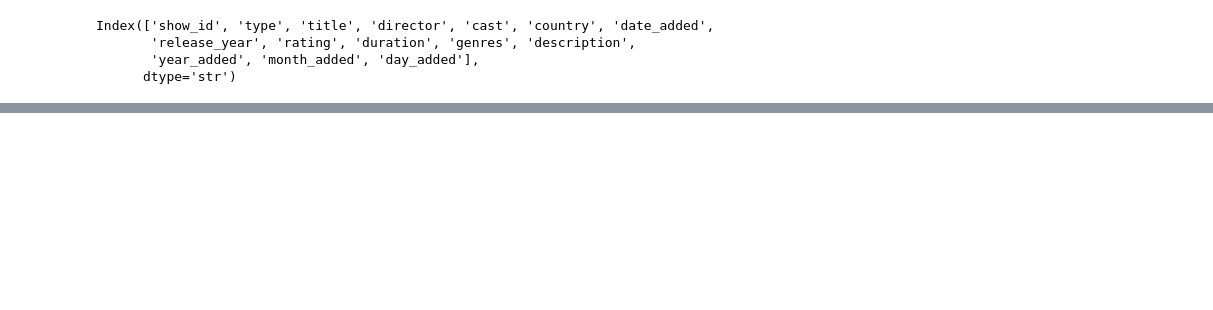
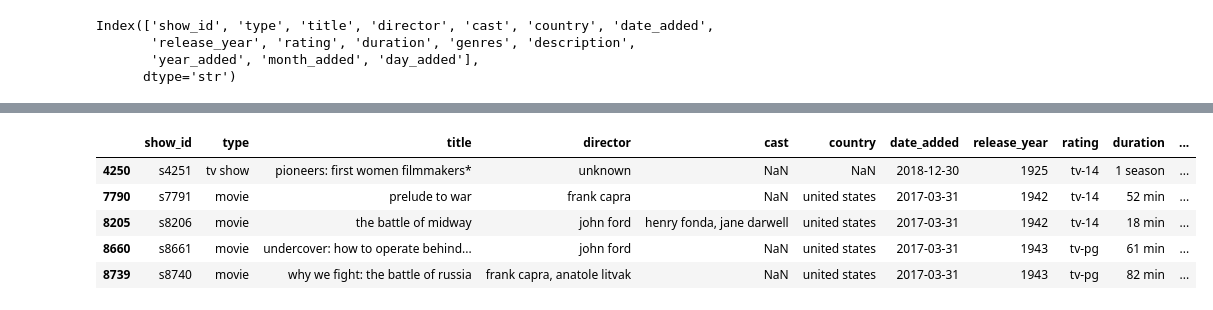
Before and after one commit to fsalahi/data-analysis-netflix, a Jupyter notebook: notebooks/analysis.ipynb, the cells around one changed output, grey strips where cells are left out. Saved outputs shown, nothing was run; the diff lists cells and outputs as text; code cells hidden in the pictures; blank space fills up the shorter version.

```diff
--- a/notebooks/analysis.ipynb
+++ b/notebooks/analysis.ipynb
@@ -282,0 +456,9 @@ df_clean.rename(
+# %%
+df.nsmallest(5, "release_year")
+# %% [output]
+|  | show_id | type | title | director | cast | country | date_added | release_year | rating | duration | ... |
+| 4250 | s4251 | tv show | pioneers: first women filmmakers* | unknown | NaN | NaN | 2018-12-30 | 1925 | tv-14 | 1 season | ... |
+| 7790 | s7791 | movie | prelude to war | frank capra | NaN | united states | 2017-03-31 | 1942 | tv-14 | 52 min | ... |
+| 8205 | s8206 | movie | the battle of midway | john ford | henry fonda, jane darwell | united states | 2017-03-31 | 1942 | tv-14 | 18 min | ... |
+| 8660 | s8661 | movie | undercover: how to operate behind... | john ford | NaN | united states | 2017-03-31 | 1943 | tv-pg | 61 min | ... |
+| 8739 | s8740 | movie | why we fight: the battle of russia | frank capra, anatole litvak | NaN | united states | 2017-03-31 | 1943 | tv-pg | 82 min | ... |
```
Also changed, not shown: parts of 33 cells of this notebook.
